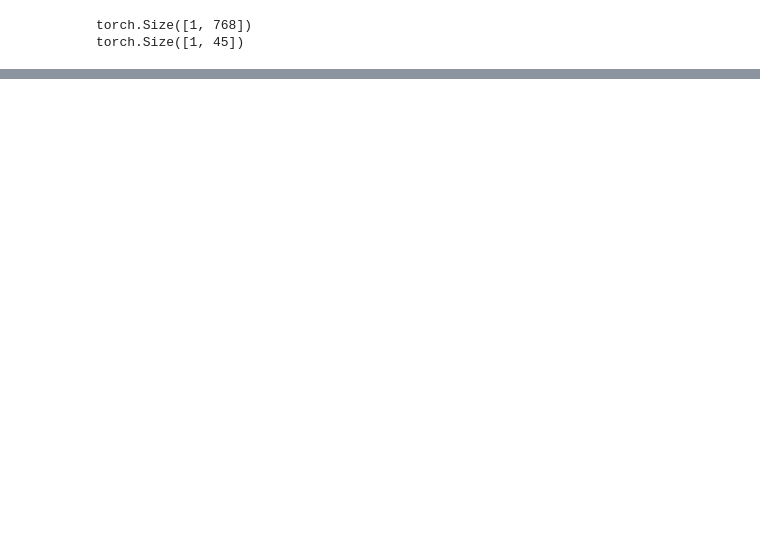
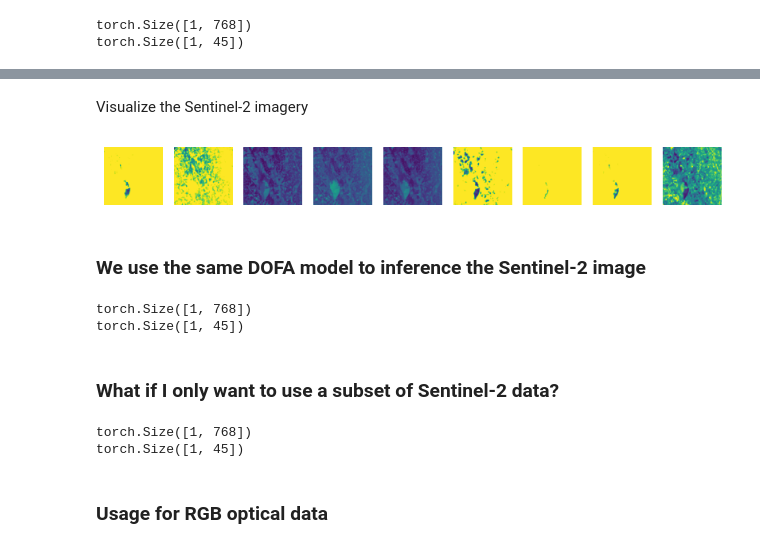
Before and after one commit to xiong-zhitong/DOFA-pytorch, a Jupyter notebook: demo.ipynb, the cells around one changed output, grey strips where cells are left out. Drawn from its saved outputs; the diff is of its cells as text; code cells hidden in the pictures; blank space fills up the shorter version.

```diff
--- a/demo.ipynb
+++ b/demo.ipynb
@@ -170,0 +173,58 @@ torch.Size([1, 45])
+# %%
+import glob
+
+C = 9
+
+transform = DataAugmentation(mean=S2_MEAN,std=S2_STD)
+
+def preprocess_s2(img_path):
+    chs = []
+    s2_files = glob.glob(f"{img_path}/*/*.png")
+    for path in s2_files:
+        with rasterio.open(path) as f:
+            ch = f.read()
+        chs.append(ch)
+    s2_img = np.concatenate(chs, 0).astype("float32")
+    s2_img = torch.from_numpy(s2_img)
+    s2_img = transform(s2_img).squeeze(0)
+    return s2_img
+# %% [markdown]
+Visualize the Sentinel-2 imagery
+# %%
+s2_img = preprocess_s2("data/s2/S2A_MSIL1C_20170528T050611_N0205_R076_T44NMM_20170528T050606")
+fig, ax = plt.subplots(nrows=1, ncols=C, figsize=(10, 10))
+
+for i,row in enumerate(ax):
+    row.imshow(s2_img[i])
+    row.axis("off")
+s2_img = s2_img.view([1,C,224,224]).cuda()
+# %% [output]
+[figure, added]
+# %% [markdown]
+### We use the same DOFA model to inference the Sentinel-2 image
+# %%
+
+wavelengths = [0.665, 0.56, 0.49, 0.705, 0.74, 0.783, 0.842, 1.61, 2.19]
+
+out_feat = vit_model.forward_features(s2_img, wave_list=wavelengths)
+out_logits = vit_model.forward(s2_img, wave_list=wavelengths)
+print(out_feat.shape)
+print(out_logits.shape)
+# %% [output]
+torch.Size([1, 768])
+torch.Size([1, 45])
+# %% [markdown]
+### What if I only want to use a subset of Sentinel-2 data?
+# %%
+# Let's only keep the first 5 channels
+wavelengths = [0.665, 0.56, 0.49, 0.705, 0.74]
+
+out_feat = vit_model.forward_features(s2_img[:,:5,...], wave_list=wavelengths)
+out_logits = vit_model.forward(s2_img[:,:5,...], wave_list=wavelengths)
+print(out_feat.shape)
+print(out_logits.shape)
+# %% [output]
+torch.Size([1, 768])
+torch.Size([1, 45])
+# %% [markdown]
+### Usage for RGB optical data
```
Also changed, not shown: parts of 8 cells of this notebook.
